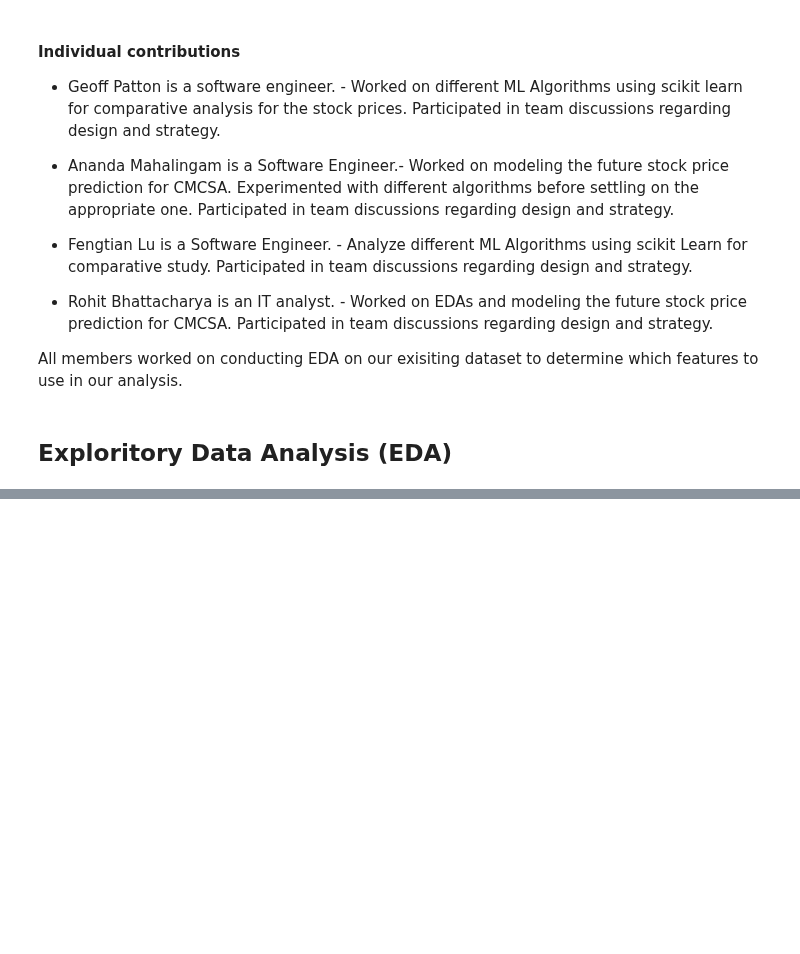
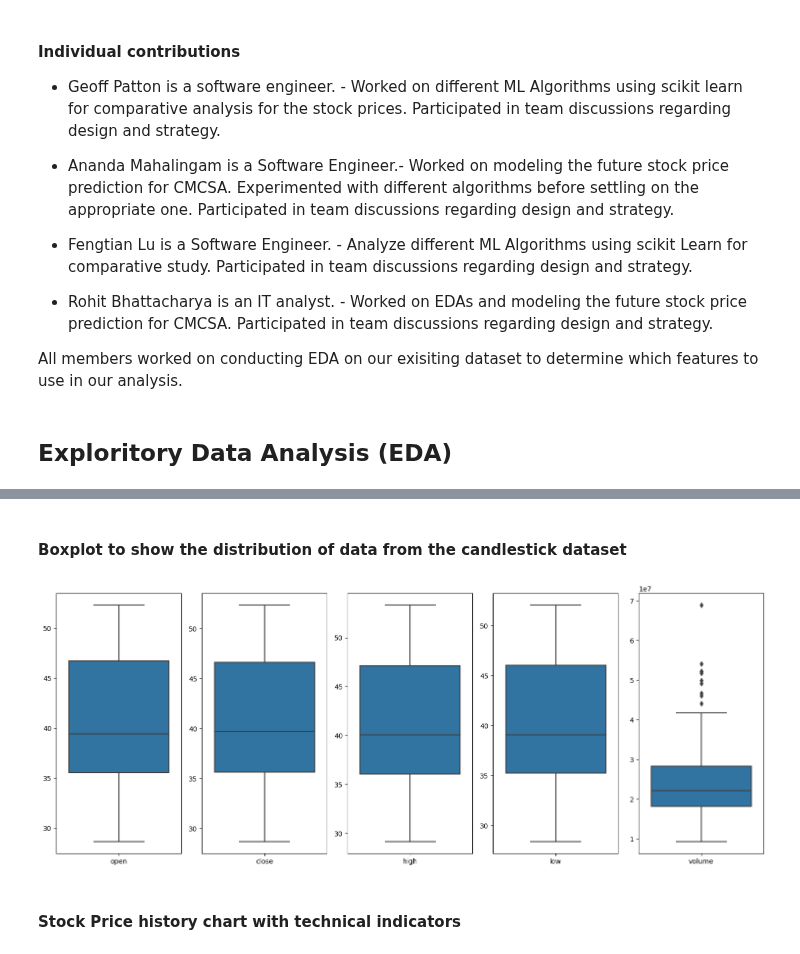
Before and after one commit to geoffpatton/dsci-521-project, a Jupyter notebook: final_project_impl.ipynb, the cells around one changed output, grey strips where cells are left out. Drawn from its saved outputs; the diff is of its cells as text; code cells hidden in the pictures; blank space fills up the shorter version.

```diff
--- a/final_project_impl.ipynb
+++ b/final_project_impl.ipynb
@@ -467,0 +156,14 @@ Mean Squared Error             0.06558121376471084
+# %% [markdown]
+#### Boxplot to show the distribution of data from the candlestick dataset
+# %%
+plt.figure(figsize=(15,6),dpi=100)
+for i, col in enumerate(['open', 'close', 'high', 'low', 'volume']):
+  plt.subplot(1,5,i+1)
+  sb.boxplot(company_stock_data_df[[col]])
+
+plt.tight_layout()
+plt.show()
+# %% [output]
+[figure, added]
+# %% [markdown]
+#### Stock Price history chart with technical indicators
```
Also changed, not shown: parts of 36 cells of this notebook.
